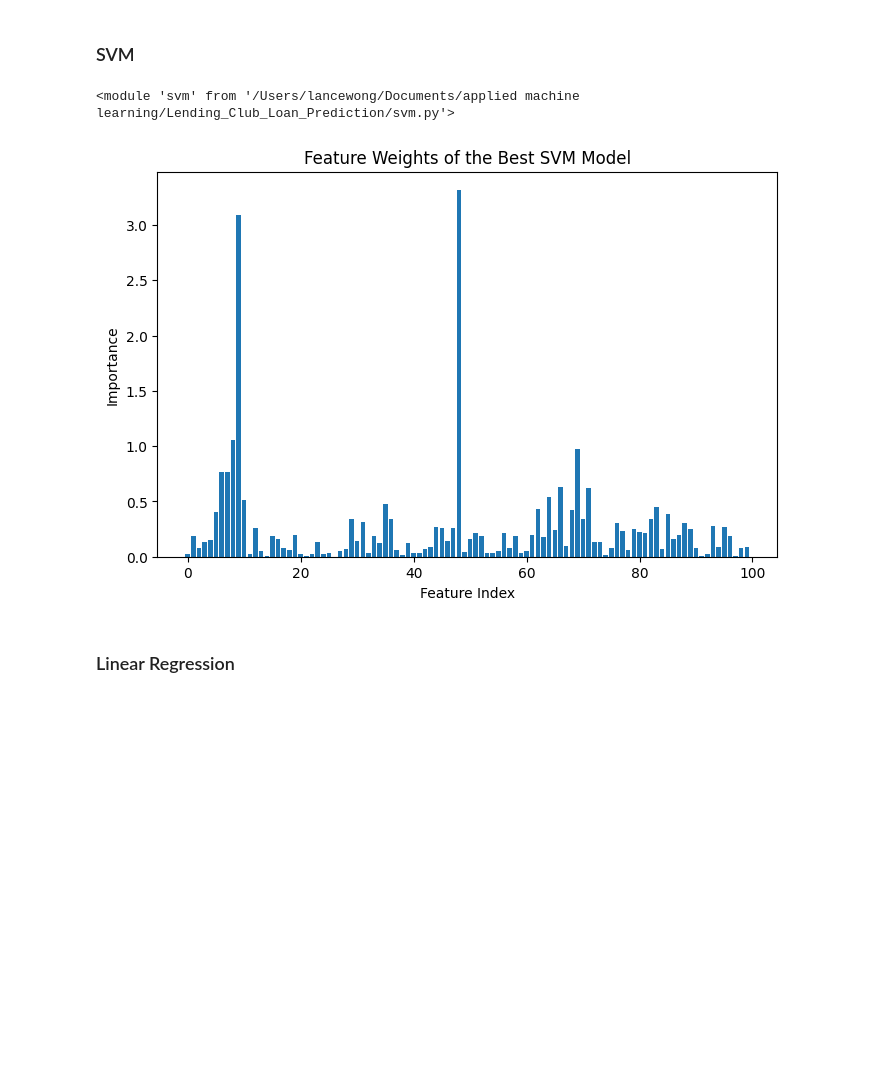
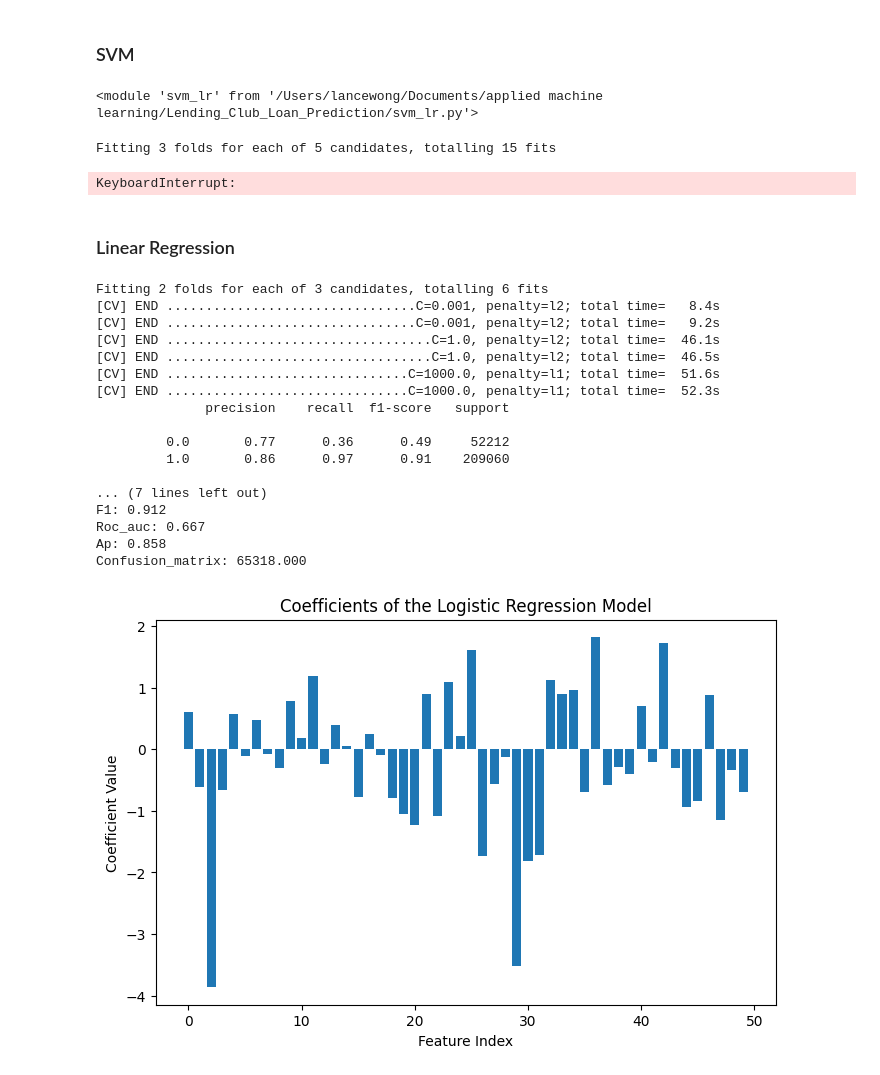
Before and after one commit to acnelexh/Lending_Club_Loan_Prediction, a Jupyter notebook: data.ipynb, the cells around one changed output. Cells and saved outputs as stored; diff of their text form; code cells hidden in the pictures; blank space fills up the shorter version.

Commit message:
added logistic regression

```diff
--- a/data.ipynb
+++ b/data.ipynb
@@ -174,19 +197,46 @@ categorical ordinal feature shape:  (1306356, 3)
 # %% [markdown]
 ### SVM
 # %%
-import svm
-importlib.reload(svm)
+import svm_lr
+importlib.reload(svm_lr)
 # %% [output]
-<module 'svm' from '/Users/lancewong/Documents/applied machine learning/Lending_Club_Loan_Prediction/svm.py'>
+<module 'svm_lr' from '/Users/lancewong/Documents/applied machine learning/Lending_Club_Loan_Prediction/svm_lr.py'>
 # %%
-X, y = svm.preprocess_features(numerical_feature, categorical_feature, categorical_ordinal_feature, labels)
-X_reduced = svm.reduce_dimensionality(X)
-X_train, X_test, y_train, y_test = svm.train_test_split(X_reduced, y, test_size=0.2, random_state=42)
-best_params, svm_model = svm.perform_random_search(X_train, y_train, svm.param_distributions)
-metrics, y_pred = svm.evaluate_model(svm_model, X_test, y_test)
+# Preprocess and reduce dimensionality
+X, y = svm_lr.preprocess_features(numerical_feature, categorical_feature, categorical_ordinal_feature, labels)
+X_reduced = svm_lr.reduce_dimensionality(X)
+X_train, X_test, y_train, y_test = svm_lr.train_test_split(X_reduced, y, test_size=0.2, random_state=42)
-# %%
-svm.visualize_feature_importances(svm_model, X_train.shape[1])
-# %% [output]
-[figure, removed]
+# %%
+# SVM model training and evaluation
+best_params_svm, svm_model = svm_lr.perform_random_search_svm(X_train, y_train, svm_lr.svm_param_distributions)
+metrics_svm, y_pred_svm = svm_lr.evaluate_model(svm_model, X_test, y_test)
+svm_lr.visualize_feature_importances_svm(svm_model, X_train.shape[1])
+# %% [output]
+Fitting 3 folds for each of 5 candidates, totalling 15 fits
+KeyboardInterrupt:
 # %% [markdown]
 ### Linear Regression
+# %%
+# Logistic Regression model training and evaluation
+best_params_logistic, logistic_model = svm_lr.perform_random_search_logistic(X_train, y_train, svm_lr.logistic_param_distributions)
+metrics_logistic, y_pred_logistic = svm_lr.evaluate_model(logistic_model, X_test, y_test)
+svm_lr.visualize_coefficients_logistic(logistic_model, X_train.shape[1])
+# %% [output]
+Fitting 2 folds for each of 3 candidates, totalling 6 fits
+[CV] END ................................C=0.001, penalty=l2; total time=   8.4s
+[CV] END ................................C=0.001, penalty=l2; total time=   9.2s
+[CV] END ..................................C=1.0, penalty=l2; total time=  46.1s
+[CV] END ..................................C=1.0, penalty=l2; total time=  46.5s
+[CV] END ...............................C=1000.0, penalty=l1; total time=  51.6s
+[CV] END ...............................C=1000.0, penalty=l1; total time=  52.3s
+              precision    recall  f1-score   support
+
+         0.0       0.77      0.36      0.49     52212
+         1.0       0.86      0.97      0.91    209060
+
+... (7 lines left out)
+F1: 0.912
+Roc_auc: 0.667
+Ap: 0.858
+Confusion_matrix: 65318.000
+[figure, added]
```
Also changed, not shown: parts of 1 cell of this notebook, 1 other file.
